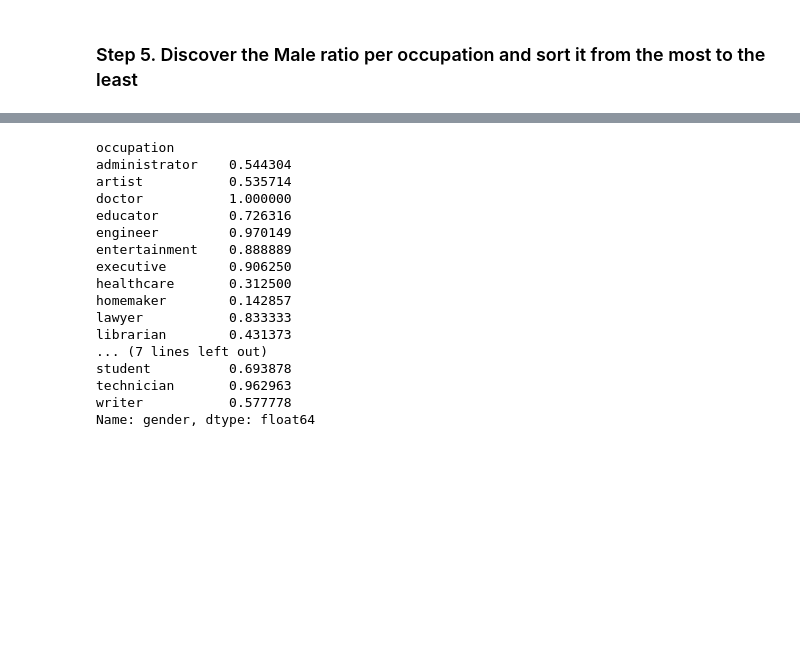
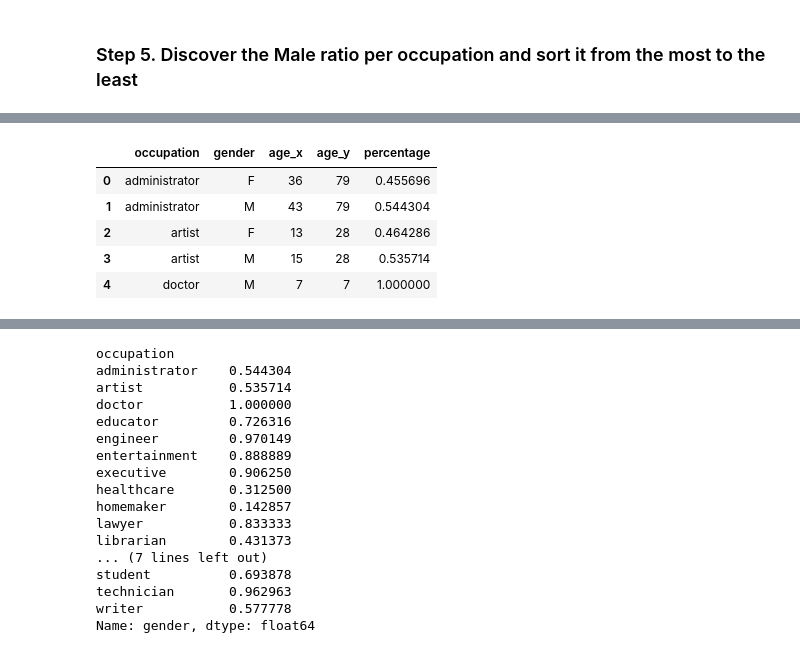
Before and after one commit to marcusRB/ds_thebridge_1_22, a Jupyter notebook: 2-Data_Analysis/2-Pandas/Práctica/6-Occupation/Occupation Grouping.ipynb, the cells around one changed output, grey strips where cells are left out. Saved outputs shown, nothing was run; the diff lists cells and outputs as text; code cells hidden in the pictures; blank space fills up the shorter version.

```diff
--- a/2-Data_Analysis/2-Pandas/Práctica/6-Occupation/Occupation Grouping.ipynb
+++ b/2-Data_Analysis/2-Pandas/Práctica/6-Occupation/Occupation Grouping.ipynb
@@ -52,0 +75,11 @@ users.groupby('occupation')[['age']].mean()
+# %%
+df_merged = pd.merge(by_gender,by_occ, on='occupation')
+df_merged['percentage'] = df_merged['age_x']/df_merged['age_y']
+df_merged.head()
+# %% [output]
+|  | occupation | gender | age_x | age_y | percentage |
+| 0 | administrator | F | 36 | 79 | 0.455696 |
+| 1 | administrator | M | 43 | 79 | 0.544304 |
+| 2 | artist | F | 13 | 28 | 0.464286 |
+| 3 | artist | M | 15 | 28 | 0.535714 |
+| 4 | doctor | M | 7 | 7 | 1.000000 |
```
Also changed, not shown: parts of 6 cells of this notebook, 35 other files.
